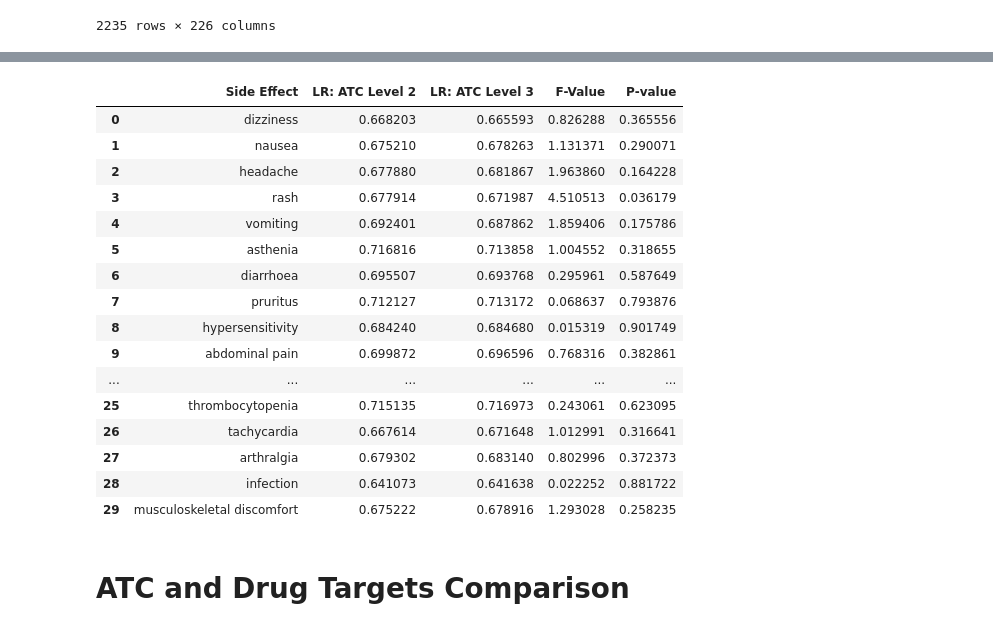
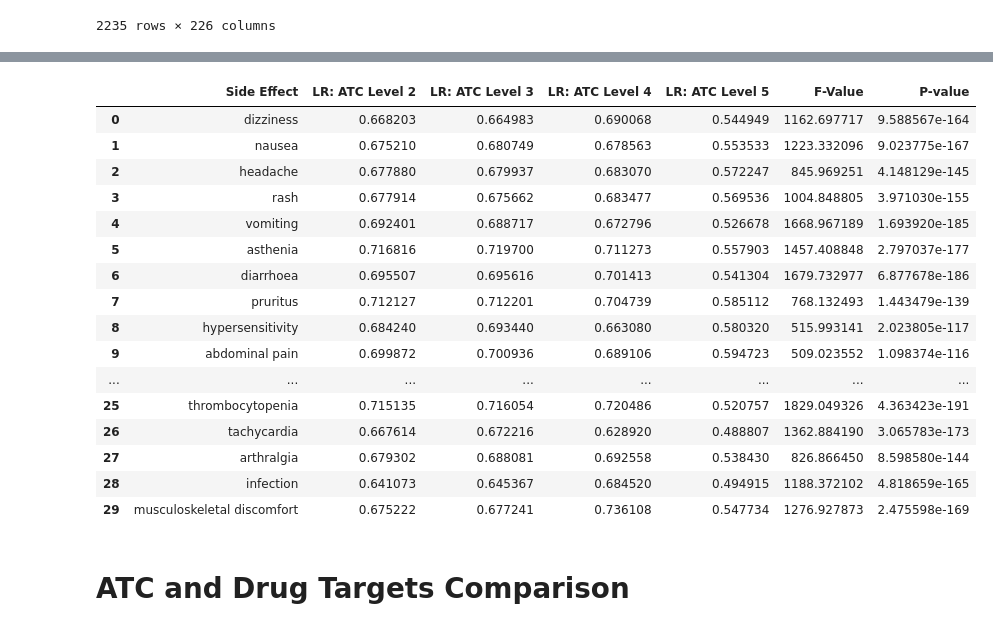
Before and after one commit to abeni8/ML_Atc_DT_PFX, a Jupyter notebook: atc_codes_comparison.ipynb, the cells around one changed output, grey strips where cells are left out. Saved outputs shown, nothing was run; the diff lists cells and outputs as text; code cells hidden in the pictures.

Commit message:
Add levels 4 and 5 atc codes

```diff
--- a/atc_codes_comparison.ipynb
+++ b/atc_codes_comparison.ipynb
@@ -402,0 +425,7 @@ This is the LR mean accuracy on x100 bootstrap for musculoskeletal discomfort 0.
+# %%
+# Model Evaluation with ATC Level 4 Codes Only
+
+X, Y = model_input(ATC_only_4)
+LR_ATC_4 = log_reg_boot100(X, Y)
+for k , j in Y.items():
+    print('This is the LR mean accuracy on x100 bootstrap for '+str(k), LR_ATC_4[k].mean())
@@ -402,0 +450,29 @@ This is the LR mean accuracy on x100 bootstrap for musculoskeletal discomfort 0.
+# %%
+# ATC Codes ONLY
+# repeat for Level 5
+
+# Create DBID to ATC dictionary
+DBatc = defaultdict(set)
+
+for dbid, targets in a2n.items(): # changed to a2n because omitting PathFX, hopefully this is correct someone please double check
+    for i in range(len(DB_summary['atc_codes'])):
+        DB_atc = set()
+        if dbid == DB_summary['drugbank_id'][i]:
+            for j in range(len(DB_summary['atc_codes'][i])):
+                DB_atc.add(DB_summary['atc_codes'][i][j][0:7])
+            DBatc[DB_summary['drugbank_id'][i]] = DB_atc
+
+# Generate Matrix
+ATC_only_5 = matrix_approved(DBatc)
+ATC_only_5 = ATC_only_5[ATC_only_5['DrugName'].str.contains('DB')]
+ATC_only_5 = ATC_only_5.drop(columns = ['N/A'])
+ATC_only_5
+
+ATC_only_5.to_excel("atc_only_5.xlsx") # saving intermediate data
+# %%
+# Model Evaluation with ATC Level 5 Codes Only
+
+X, Y = model_input(ATC_only_5)
+LR_ATC_5 = log_reg_boot100(X, Y)
+for k , j in Y.items():
+    print('This is the LR mean accuracy on x100 bootstrap for '+str(k), LR_ATC_5[k].mean())
@@ -403,45 +497,49 @@ This is the LR mean accuracy on x100 bootstrap for musculoskeletal discomfort 0.
 # %%
 from statsmodels.stats.anova import AnovaRM
 import pandas as pd
 
 lr_ANOVA = pd.DataFrame()
 
 for j, i in enumerate(side_effect_count['Side Effect']):
     ANOVA = pd.DataFrame()
     ANOVA = pd.concat((ANOVA, pd.DataFrame({'model accuracy': LR_ATC[i], 'condition': 'LR: ATC Level 2'})))
     ANOVA = pd.concat((ANOVA, pd.DataFrame({'model accuracy': LR_ATC_3[i], 'condition': 'LR: ATC Level 3'})))
+    ANOVA = pd.concat((ANOVA, pd.DataFrame({'model accuracy': LR_ATC_4[i], 'condition': 'LR: ATC Level 4'})))
+    ANOVA = pd.concat((ANOVA, pd.DataFrame({'model accuracy': LR_ATC_5[i], 'condition': 'LR: ATC Level 5'})))
 
     ANOVA.reset_index(inplace=True)
     results = AnovaRM(data=ANOVA, depvar='model accuracy', subject='index', within=['condition']).fit()
 
     lr_ANOVA = pd.concat((lr_ANOVA, pd.DataFrame({
         'Side Effect': i,
         'LR: ATC Level 2': LR_ATC[i].mean(),
         'LR: ATC Level 3': LR_ATC_3[i].mean(),
+        'LR: ATC Level 4': LR_ATC_4[i].mean(),
+        'LR: ATC Level 5': LR_ATC_5[i].mean(),
         'F-Value': results.anova_table['F Value'][0],
         'P-value': results.anova_table['Pr > F'][0]
     }, index=[j])))
 
-lr_ANOVA.to_excel("LR_ANOVA_ATC_Level2_vs_3.xlsx")
+lr_ANOVA.to_excel("LR_ANOVA_ATC_Level234.xlsx")
 lr_ANOVA
 # %% [output]
-|  | Side Effect | LR: ATC Level 2 | LR: ATC Level 3 | F-Value | P-value |
-| 0 | dizziness | 0.668203 | 0.665593 | 0.826288 | 0.365556 |
-| 1 | nausea | 0.675210 | 0.678263 | 1.131371 | 0.290071 |
-| 2 | headache | 0.677880 | 0.681867 | 1.963860 | 0.164228 |
-| 3 | rash | 0.677914 | 0.671987 | 4.510513 | 0.036179 |
-| 4 | vomiting | 0.692401 | 0.687862 | 1.859406 | 0.175786 |
-| 5 | asthenia | 0.716816 | 0.713858 | 1.004552 | 0.318655 |
-| 6 | diarrhoea | 0.695507 | 0.693768 | 0.295961 | 0.587649 |
-| 7 | pruritus | 0.712127 | 0.713172 | 0.068637 | 0.793876 |
-| 8 | hypersensitivity | 0.684240 | 0.684680 | 0.015319 | 0.901749 |
-| 9 | abdominal pain | 0.699872 | 0.696596 | 0.768316 | 0.382861 |
-| ... | ... | ... | ... | ... | ... |
-| 25 | thrombocytopenia | 0.715135 | 0.716973 | 0.243061 | 0.623095 |
-| 26 | tachycardia | 0.667614 | 0.671648 | 1.012991 | 0.316641 |
-| 27 | arthralgia | 0.679302 | 0.683140 | 0.802996 | 0.372373 |
-| 28 | infection | 0.641073 | 0.641638 | 0.022252 | 0.881722 |
-| 29 | musculoskeletal discomfort | 0.675222 | 0.678916 | 1.293028 | 0.258235 |
+|  | Side Effect | LR: ATC Level 2 | LR: ATC Level 3 | LR: ATC Level 4 | LR: ATC Level 5 | F-Value | P-value |
+| 0 | dizziness | 0.668203 | 0.664983 | 0.690068 | 0.544949 | 1162.697717 | 9.588567e-164 |
+| 1 | nausea | 0.675210 | 0.680749 | 0.678563 | 0.553533 | 1223.332096 | 9.023775e-167 |
+| 2 | headache | 0.677880 | 0.679937 | 0.683070 | 0.572247 | 845.969251 | 4.148129e-145 |
+| 3 | rash | 0.677914 | 0.675662 | 0.683477 | 0.569536 | 1004.848805 | 3.971030e-155 |
+| 4 | vomiting | 0.692401 | 0.688717 | 0.672796 | 0.526678 | 1668.967189 | 1.693920e-185 |
+| 5 | asthenia | 0.716816 | 0.719700 | 0.711273 | 0.557903 | 1457.408848 | 2.797037e-177 |
+| 6 | diarrhoea | 0.695507 | 0.695616 | 0.701413 | 0.541304 | 1679.732977 | 6.877678e-186 |
+| 7 | pruritus | 0.712127 | 0.712201 | 0.704739 | 0.585112 | 768.132493 | 1.443479e-139 |
+| 8 | hypersensitivity | 0.684240 | 0.693440 | 0.663080 | 0.580320 | 515.993141 | 2.023805e-117 |
+| 9 | abdominal pain | 0.699872 | 0.700936 | 0.689106 | 0.594723 | 509.023552 | 1.098374e-116 |
+| ... | ... | ... | ... | ... | ... | ... | ... |
+| 25 | thrombocytopenia | 0.715135 | 0.716054 | 0.720486 | 0.520757 | 1829.049326 | 4.363423e-191 |
+| 26 | tachycardia | 0.667614 | 0.672216 | 0.628920 | 0.488807 | 1362.884190 | 3.065783e-173 |
+| 27 | arthralgia | 0.679302 | 0.688081 | 0.692558 | 0.538430 | 826.866450 | 8.598580e-144 |
+| 28 | infection | 0.641073 | 0.645367 | 0.684520 | 0.494915 | 1188.372102 | 4.818659e-165 |
+| 29 | musculoskeletal discomfort | 0.675222 | 0.677241 | 0.736108 | 0.547734 | 1276.927873 | 2.475598e-169 |
 # %% [markdown]
 # ATC and Drug Targets Comparison
 # %%
```
Also changed, not shown: parts of 4 cells of this notebook, 3 other files.
